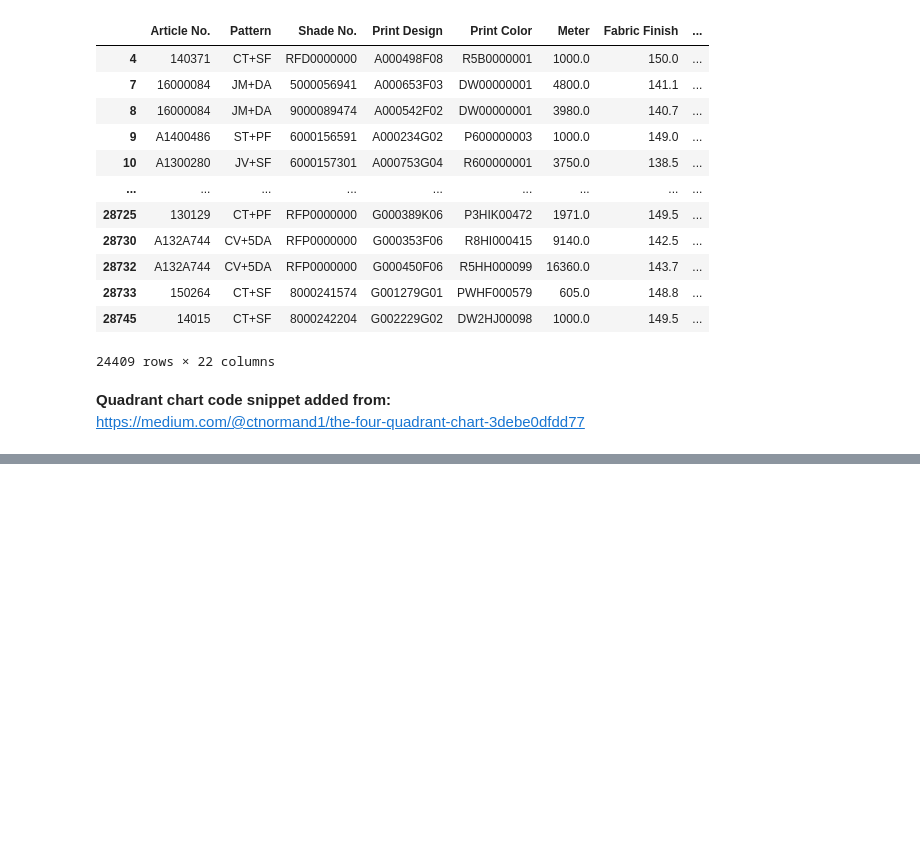
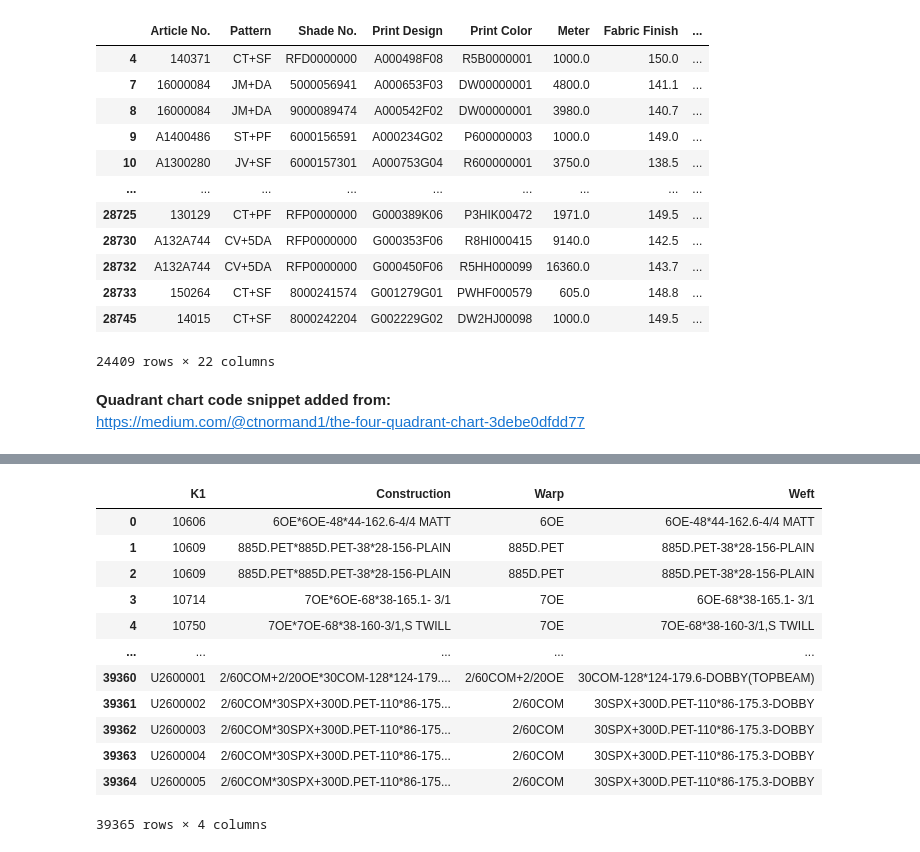
Before and after one commit to sinchan-s/F3P, a Jupyter notebook: main.ipynb, the cells around one changed output, grey strips where cells are left out. Cells and saved outputs as stored; diff of their text form; code cells hidden in the pictures; blank space fills up the shorter version.

```diff
--- a/main.ipynb
+++ b/main.ipynb
@@ -515,0 +537,16 @@ Text(0.5, 0, 'Cost of Solution')
+# %%
+arti_df.drop(['Warp-Weft', 'EPI-PPI'], axis=1, inplace=True)
+# %% [output]
+|  | K1 | Construction | Warp | Weft |
+| 0 | 10606 | 6OE*6OE-48*44-162.6-4/4 MATT | 6OE | 6OE-48*44-162.6-4/4 MATT |
+| 1 | 10609 | 885D.PET*885D.PET-38*28-156-PLAIN | 885D.PET | 885D.PET-38*28-156-PLAIN |
+| 2 | 10609 | 885D.PET*885D.PET-38*28-156-PLAIN | 885D.PET | 885D.PET-38*28-156-PLAIN |
+| 3 | 10714 | 7OE*6OE-68*38-165.1- 3/1 | 7OE | 6OE-68*38-165.1- 3/1 |
+| 4 | 10750 | 7OE*7OE-68*38-160-3/1,S TWILL | 7OE | 7OE-68*38-160-3/1,S TWILL |
+| ... | ... | ... | ... | ... |
+| 39360 | U2600001 | 2/60COM+2/20OE*30COM-128*124-179.... | 2/60COM+2/20OE | 30COM-128*124-179.6-DOBBY(TOPBEAM) |
+| 39361 | U2600002 | 2/60COM*30SPX+300D.PET-110*86-175... | 2/60COM | 30SPX+300D.PET-110*86-175.3-DOBBY |
+| 39362 | U2600003 | 2/60COM*30SPX+300D.PET-110*86-175... | 2/60COM | 30SPX+300D.PET-110*86-175.3-DOBBY |
+| 39363 | U2600004 | 2/60COM*30SPX+300D.PET-110*86-175... | 2/60COM | 30SPX+300D.PET-110*86-175.3-DOBBY |
+| 39364 | U2600005 | 2/60COM*30SPX+300D.PET-110*86-175... | 2/60COM | 30SPX+300D.PET-110*86-175.3-DOBBY |
+39365 rows × 4 columns
```
Also changed, not shown: parts of 8 cells of this notebook.
